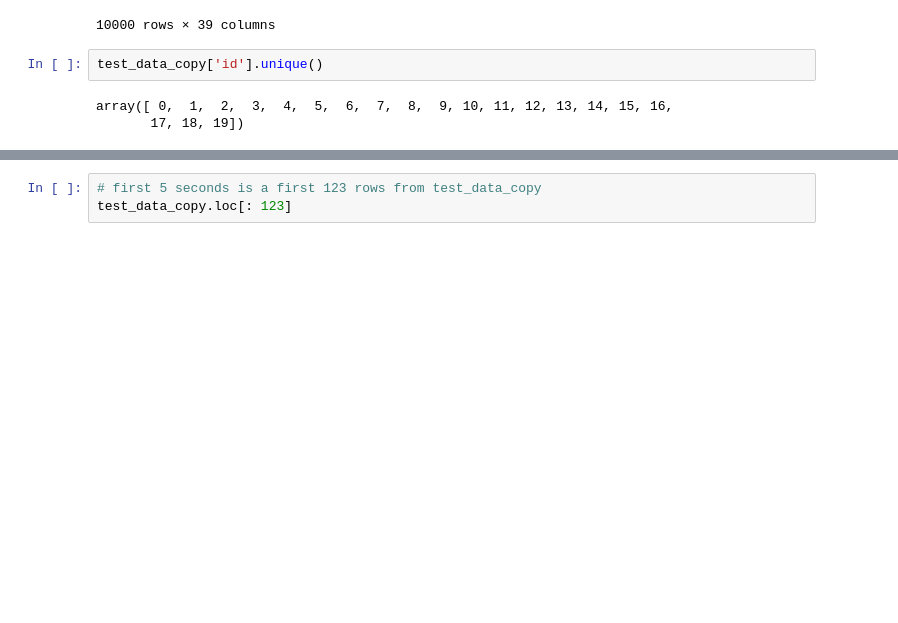
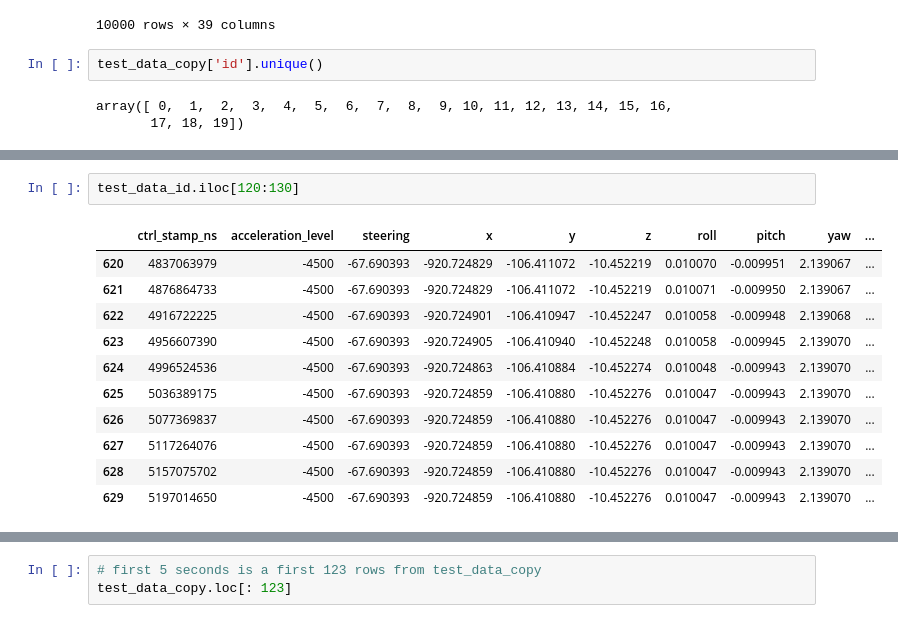
Before and after one commit to rvegrc/self_drive, a Jupyter notebook: self-driving.ipynb, the cells around one changed output, grey strips where cells are left out. Drawn from its saved outputs; the diff is of its cells as text; blank space fills up the shorter version.

```diff
--- a/self-driving.ipynb
+++ b/self-driving.ipynb
@@ -901 +836,15 @@ test_data_copy.query(f'id == {id}')
 500 rows × 39 columns
+# %%
+test_data_id.iloc[120:130]
+# %% [output]
+|  | ctrl_stamp_ns | acceleration_level | steering | x | y | z | roll | pitch | yaw | ... |
+| 620 | 4837063979 | -4500 | -67.690393 | -920.724829 | -106.411072 | -10.452219 | 0.010070 | -0.009951 | 2.139067 | ... |
+| 621 | 4876864733 | -4500 | -67.690393 | -920.724829 | -106.411072 | -10.452219 | 0.010071 | -0.009950 | 2.139067 | ... |
+| 622 | 4916722225 | -4500 | -67.690393 | -920.724901 | -106.410947 | -10.452247 | 0.010058 | -0.009948 | 2.139068 | ... |
+| 623 | 4956607390 | -4500 | -67.690393 | -920.724905 | -106.410940 | -10.452248 | 0.010058 | -0.009945 | 2.139070 | ... |
+| 624 | 4996524536 | -4500 | -67.690393 | -920.724863 | -106.410884 | -10.452274 | 0.010048 | -0.009943 | 2.139070 | ... |
+| 625 | 5036389175 | -4500 | -67.690393 | -920.724859 | -106.410880 | -10.452276 | 0.010047 | -0.009943 | 2.139070 | ... |
+| 626 | 5077369837 | -4500 | -67.690393 | -920.724859 | -106.410880 | -10.452276 | 0.010047 | -0.009943 | 2.139070 | ... |
+| 627 | 5117264076 | -4500 | -67.690393 | -920.724859 | -106.410880 | -10.452276 | 0.010047 | -0.009943 | 2.139070 | ... |
+| 628 | 5157075702 | -4500 | -67.690393 | -920.724859 | -106.410880 | -10.452276 | 0.010047 | -0.009943 | 2.139070 | ... |
+| 629 | 5197014650 | -4500 | -67.690393 | -920.724859 | -106.410880 | -10.452276 | 0.010047 | -0.009943 | 2.139070 | ... |
```
Also changed, not shown: parts of 18 cells of this notebook.
